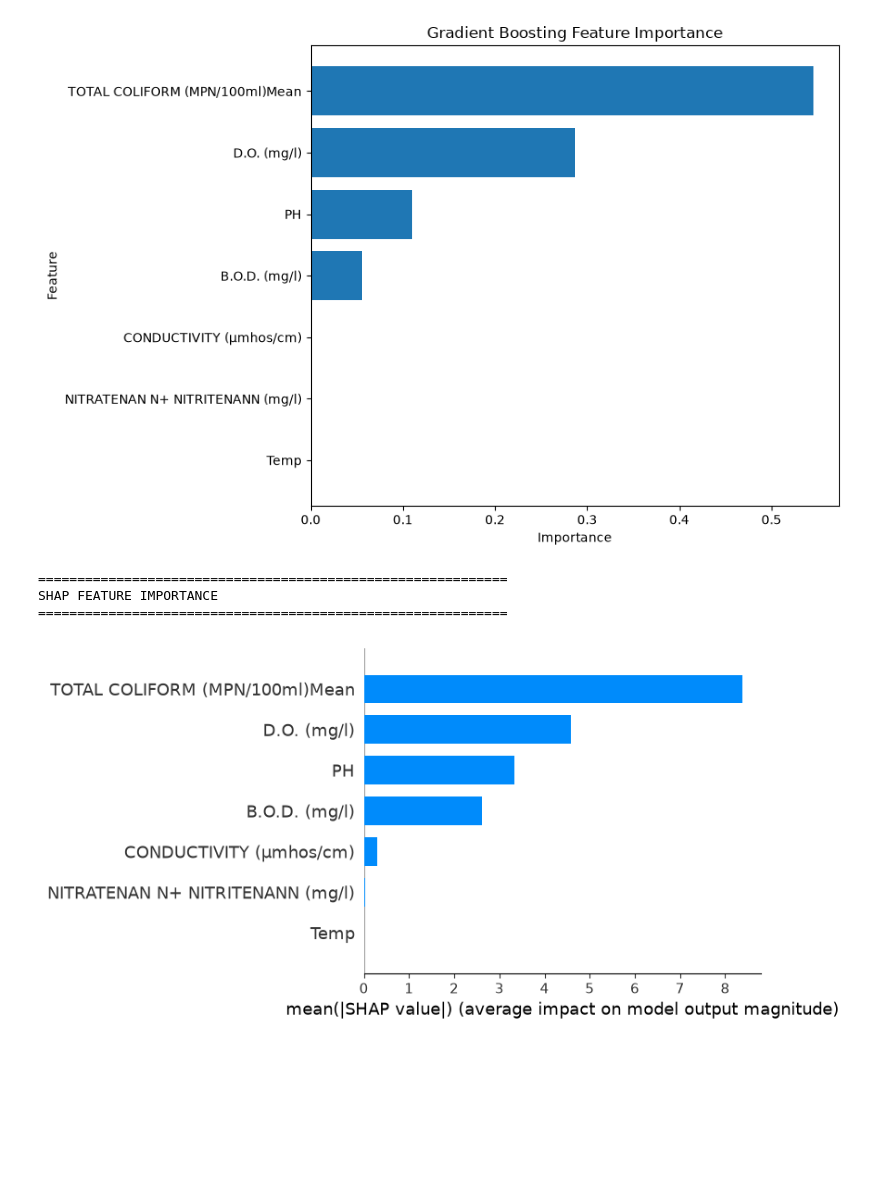
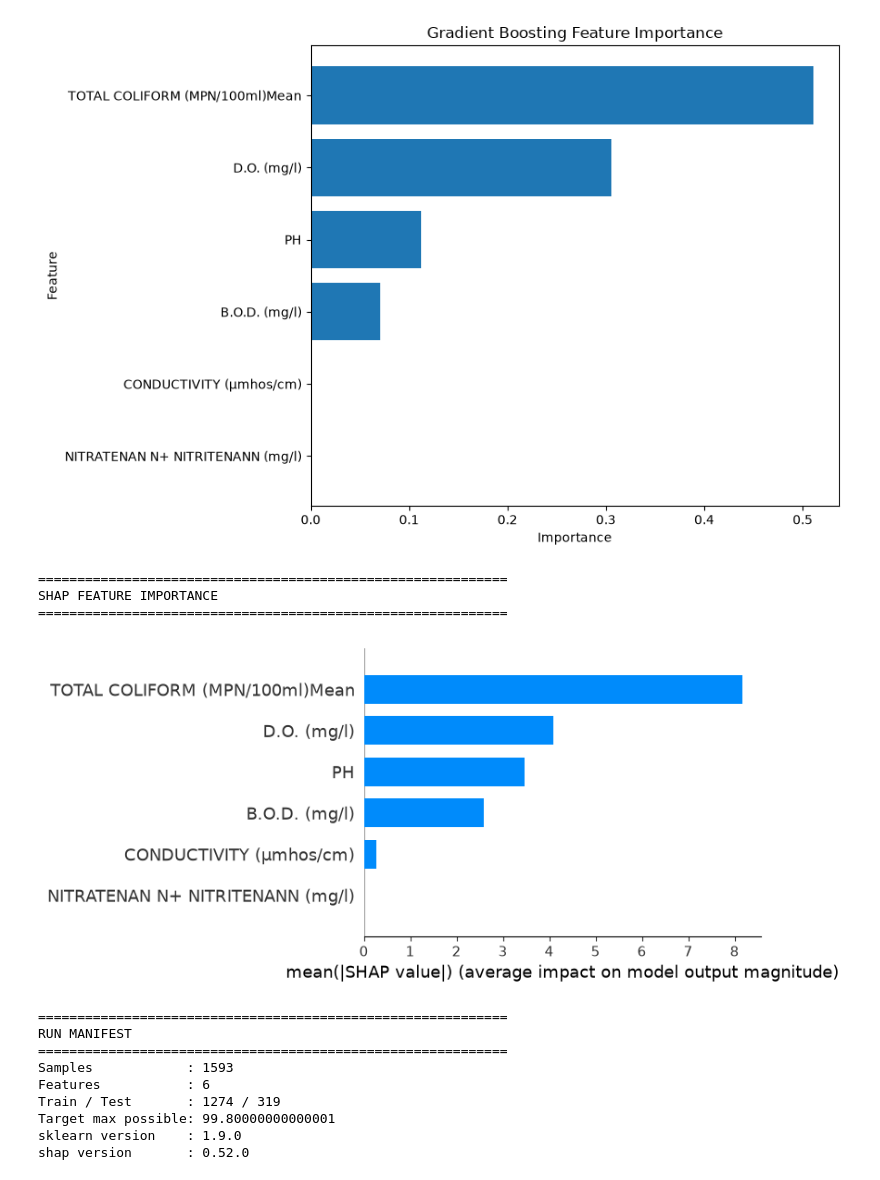
Before and after one commit to S-AryanYuvraj/water_quality_predictor, a Jupyter notebook: notebooks/WqiPred.ipynb, the cells around one changed output. Drawn from its saved outputs; the diff is of its cells as text; code cells hidden in the pictures; blank space fills up the shorter version.

```diff
--- a/notebooks/WqiPred.ipynb
+++ b/notebooks/WqiPred.ipynb
@@ -324,23 +421,17 @@ from sklearn.metrics import mean_absolute_error, mean_squared_error, r2_score
 import numpy as np
 import pandas as pd
 import matplotlib.pyplot as plt
+import sklearn
+import shap
 
 
 # ============================================================
 # FEATURES AND TARGET
 # ============================================================
+# FEATURES is the single 6-parameter list defined in the first cell,
+# so data cleaning, WQI calculation and model training cannot diverge.
 
-features = [
-    "Temp",
-    "D.O. (mg/l)",
-    "PH",
-    "CONDUCTIVITY (µmhos/cm)",
-    "B.O.D. (mg/l)",
-    "NITRATENAN N+ NITRITENANN (mg/l)",
-    "TOTAL COLIFORM (MPN/100ml)Mean"
-]
-
-X = wqi_df[features]
+X = wqi_df[FEATURES]
 y = wqi_df["WQI"]
 
 
@@ -357,6 +448,18 @@ X_train, X_test, y_train, y_test = train_test_split(
 
 print("Training samples:", len(X_train))
 print("Testing samples :", len(X_test))
+
+# ------------------------------------------------------------
+# LEAKAGE AUDIT
+# ------------------------------------------------------------
+# Report any identical parameter vector that appears in both splits.
+_keys = X.astype(str).agg("|".join, axis=1)
+_leaked = int(_keys.loc[X_test.index].isin(_keys.loc[X_train.index]).sum())
+
+print("\n" + "=" * 60)
+print("LEAKAGE AUDIT")
+print("=" * 60)
+print("Duplicate train/test parameter vectors:", _leaked)
 
 
 # ============================================================
@@ -551,8 +654,6 @@ plt.show()
 # SHAP ANALYSIS
 # ============================================================
 
-import shap
-
 explainer = shap.TreeExplainer(best_model)
 
 shap_values = explainer.shap_values(X_test)
@@ -566,4 +667,19 @@ shap.summary_plot(
     X_test,
     plot_type="bar"
 )
+
+
+# ============================================================
+# RUN MANIFEST
+# ============================================================
+
+print("\n" + "=" * 60)
+print("RUN MANIFEST")
+print("=" * 60)
+print("Samples            :", len(wqi_df))
+print("Features           :", len(FEATURES))
+print("Train / Test       :", len(X_train), "/", len(X_test))
+print("Target max possible:", 100 * WEIGHT_SUM)
+print("sklearn version    :", sklearn.__version__)
+print("shap version       :", shap.__version__)
 # %% [output]
@@ -599,8 +714,17 @@ NITRATENAN N+ NITRITENANN (mg/l)    0.000156
-[figure, old version]
+[figure, new version]
 ============================================================
 SHAP FEATURE IMPORTANCE
 ============================================================
-[figure, old version]
+[figure, new version]
+============================================================
+RUN MANIFEST
+============================================================
+Samples            : 1593
+Features           : 6
+Train / Test       : 1274 / 319
+Target max possible: 99.80000000000001
+sklearn version    : 1.9.0
+shap version       : 0.52.0
 # %%
 import joblib
 
```
Also changed, not shown: parts of 5 cells of this notebook, 9 other files.
